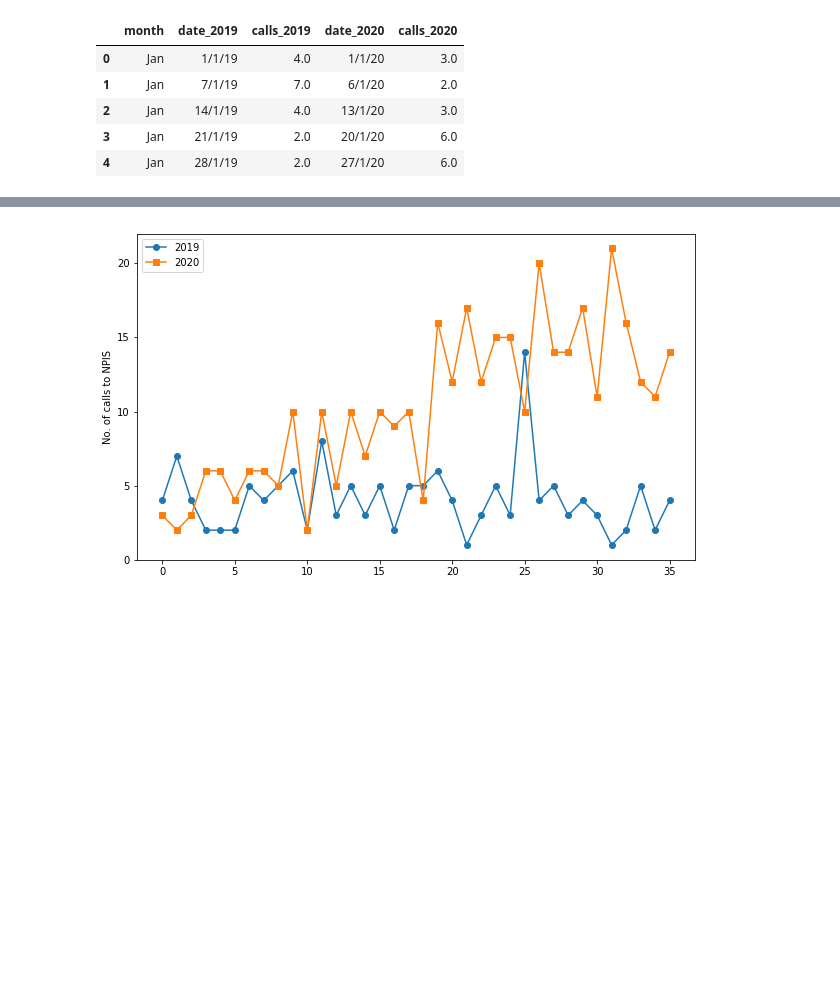
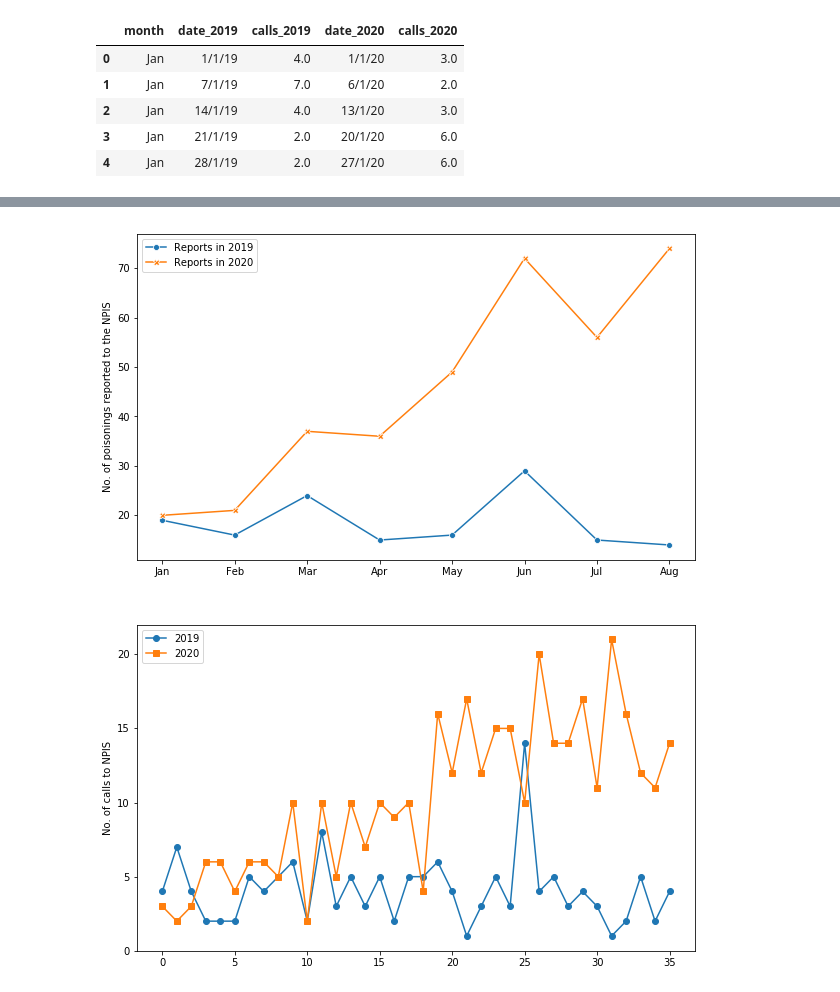
Before and after one commit to georgiarichards/georgiarichards.github.io, a Jupyter notebook: hand_sanitizer_deaths/calls_hand_san.ipynb, the cells around one changed output, grey strips where cells are left out. Drawn from its saved outputs; the diff is of its cells as text; code cells hidden in the pictures; blank space fills up the shorter version.

Commit message:
Figure updates

```diff
--- a/hand_sanitizer_deaths/calls_hand_san.ipynb
+++ b/hand_sanitizer_deaths/calls_hand_san.ipynb
@@ -72,0 +35,3 @@ df1.info()
+# %%
+df3 = df2.reindex(['Jan', 'Feb', 'Mar', 'Apr', 'May', 'Jun', 'Jul', 'Aug'])
+df3.head()
@@ -73,2 +46,14 @@ df1.info()
+# %%
+# plot data - monthly
+
+plt.figure(figsize=(10,6))
+ax = sns.lineplot(data=df3, sort=False, markers=True, dashes=False)
+plt.xlabel(' ')
+plt.ylabel('No. of poisonings reported to the NPIS')
+plt.legend(['Reports in 2019', 'Reports in 2020'])
+
+plt.savefig("monthly_calls.png", dpi=600)
+# %% [output]
+[figure, added]
 # %%
 # plot data - weekly
```
Also changed, not shown: parts of 11 cells of this notebook, 4 other files.
